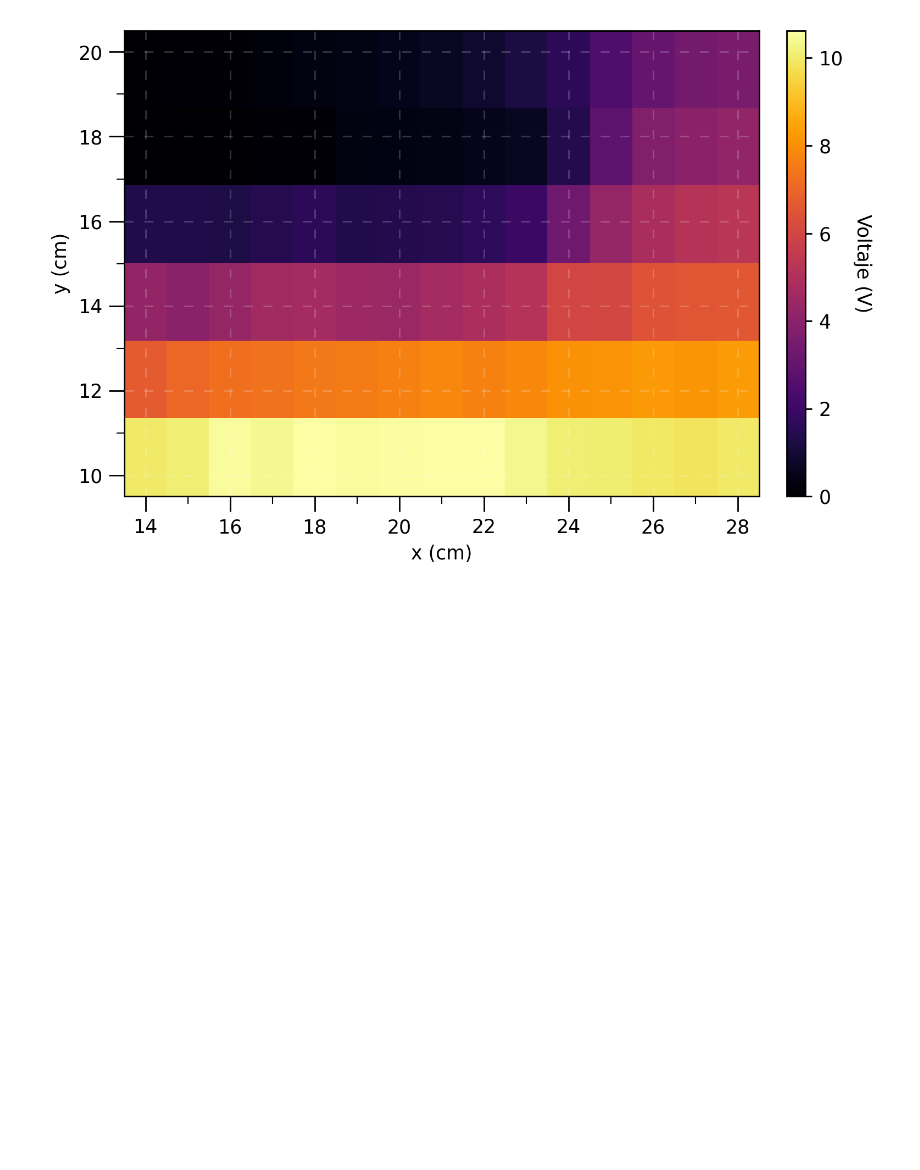
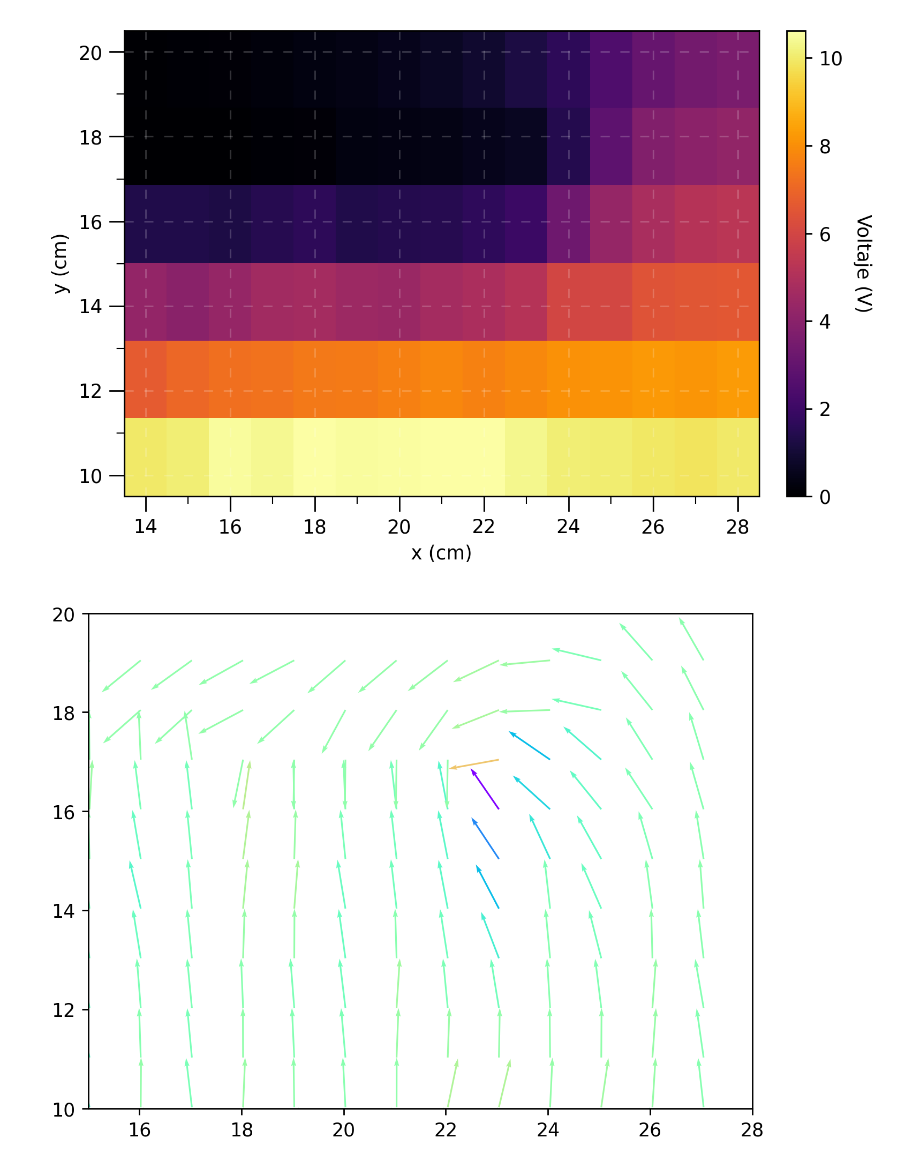
Before and after one commit to Alaviii/PythonPlotting, a Jupyter notebook: Electromagnetismo/practica2equipotenciales/practica2dos.ipynb, the cells around one changed output. Drawn from its saved outputs; the diff is of its cells as text; code cells hidden in the pictures; blank space fills up the shorter version.

```diff
--- a/Electromagnetismo/practica2equipotenciales/practica2dos.ipynb
+++ b/Electromagnetismo/practica2equipotenciales/practica2dos.ipynb
@@ -190,3 +202,19 @@ plt.savefig("casoDosPreprocesado.png", dpi = 250, bbox_inches='tight', pad_inche
 plt.show()
 # %% [output]
 [figure]
+# %%
+normMatrix = np.sqrt(fieldGradient[1]**2 + fieldGradient[0]**2)
+normalizedFieldGradientU = fieldGradient[1]/normMatrix
+normalizedFieldGradientV = fieldGradient[0]/normMatrix
+# %%
+fig, ax = plt.subplots(dpi = 250)
+
+skip = (slice(None, None, 20), slice(None, None, 20))
+ax.quiver(X[skip],Y[skip], normalizedFieldGradientU[skip], normalizedFieldGradientV[skip], fieldGradient[1][skip]*fieldGradient[0][skip], angles='xy', scale_units='xy', scale = 1, cmap = 'rainbow')#, pivot = "mid")
+
+ax.set_xlim(15,28)
+ax.set_ylim(10,20)
+
+plt.show()
+# %% [output]
+[figure, added]
```
Also changed, not shown: parts of 5 cells of this notebook, 13 other files.
